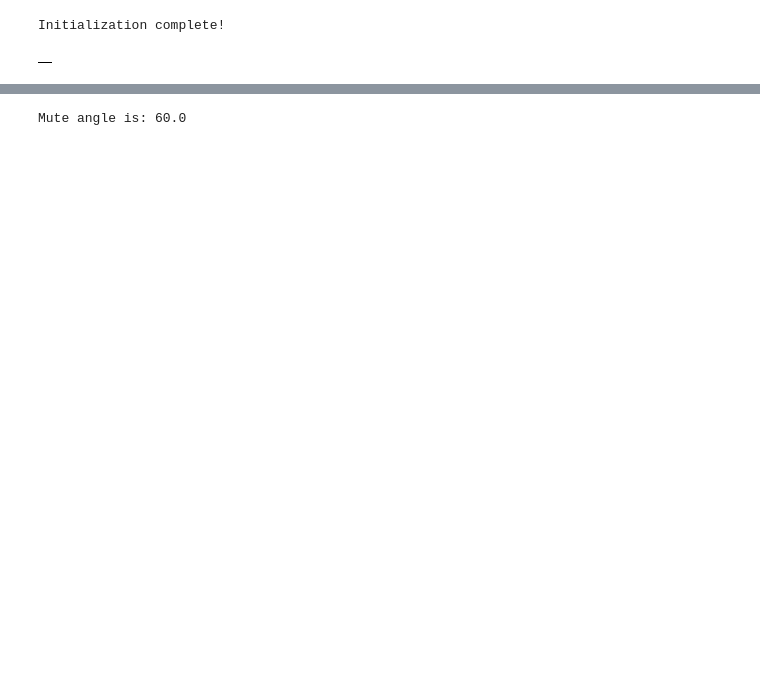
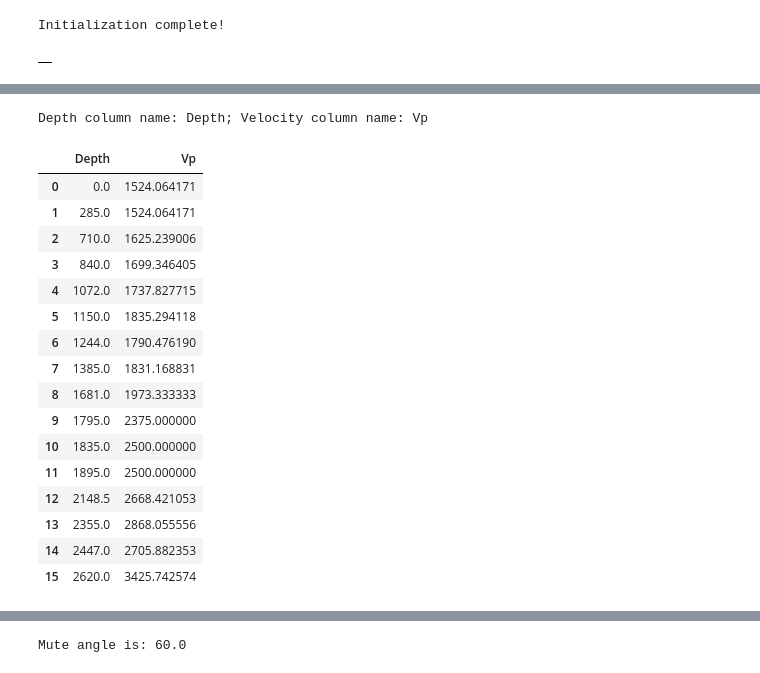
Before and after one commit to MagnsW/geotools, a Jupyter notebook: Test_infill.ipynb, the cells around one changed output, grey strips where cells are left out. Cells and saved outputs as stored; diff of their text form; code cells hidden in the pictures; blank space fills up the shorter version.

Commit message:
Infill added depth-twt input and resample

```diff
--- a/Test_infill.ipynb
+++ b/Test_infill.ipynb
@@ -37 +60,25 @@ my_imod_job.df_vels
+# %%
+my_imod_job.velconvert_depth_avg_to_depth_int()
+# %% [output]
+Depth column name: Depth; Velocity column name: Vp
+# %%
+my_imod_job.df_vels
+# %% [output]
+|  | Depth | Vp |
+| 0 | 0.0 | 1524.064171 |
+| 1 | 285.0 | 1524.064171 |
+| 2 | 710.0 | 1625.239006 |
+| 3 | 840.0 | 1699.346405 |
+| 4 | 1072.0 | 1737.827715 |
+| 5 | 1150.0 | 1835.294118 |
+| 6 | 1244.0 | 1790.476190 |
+| 7 | 1385.0 | 1831.168831 |
+| 8 | 1681.0 | 1973.333333 |
+| 9 | 1795.0 | 2375.000000 |
+| 10 | 1835.0 | 2500.000000 |
+| 11 | 1895.0 | 2500.000000 |
+| 12 | 2148.5 | 2668.421053 |
+| 13 | 2355.0 | 2868.055556 |
+| 14 | 2447.0 | 2705.882353 |
+| 15 | 2620.0 | 3425.742574 |
 # %%
```
Also changed, not shown: parts of 40 cells of this notebook, 1 other file.
